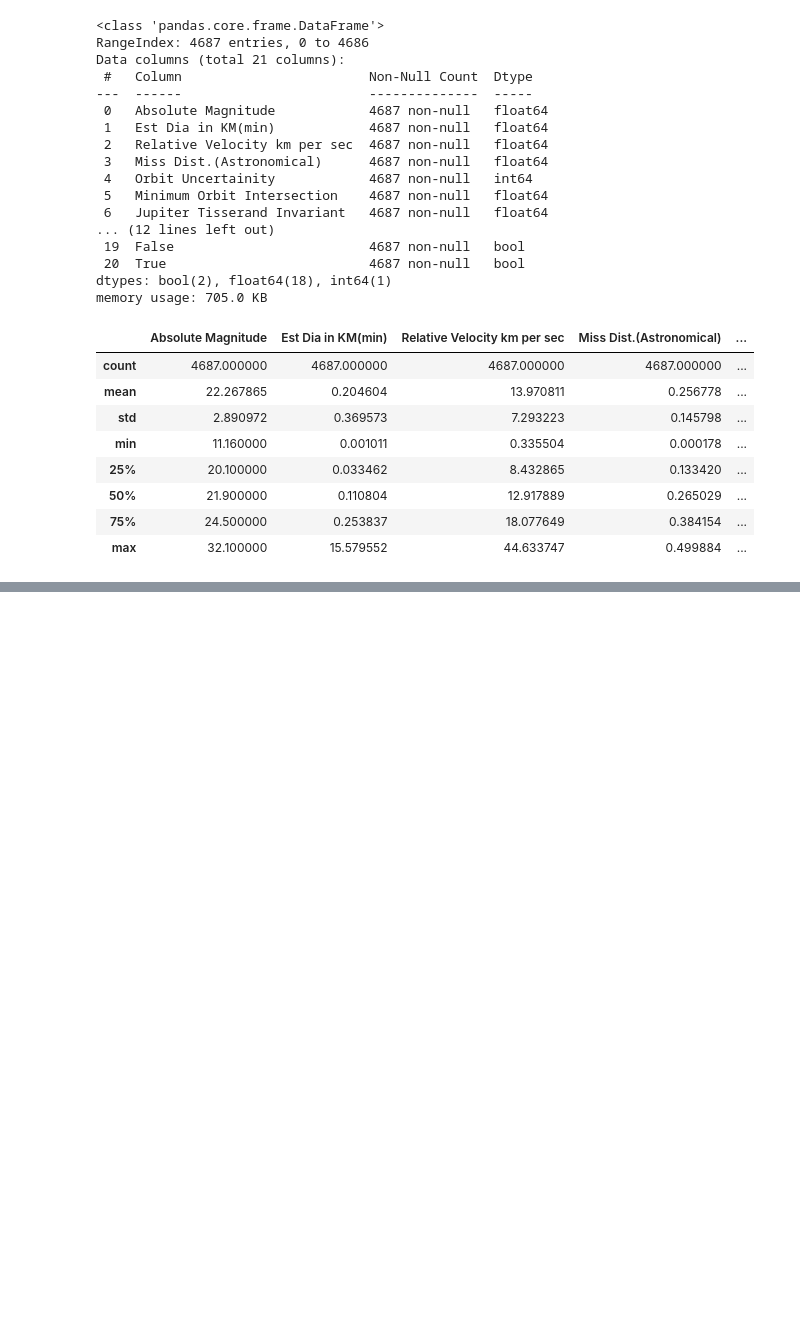
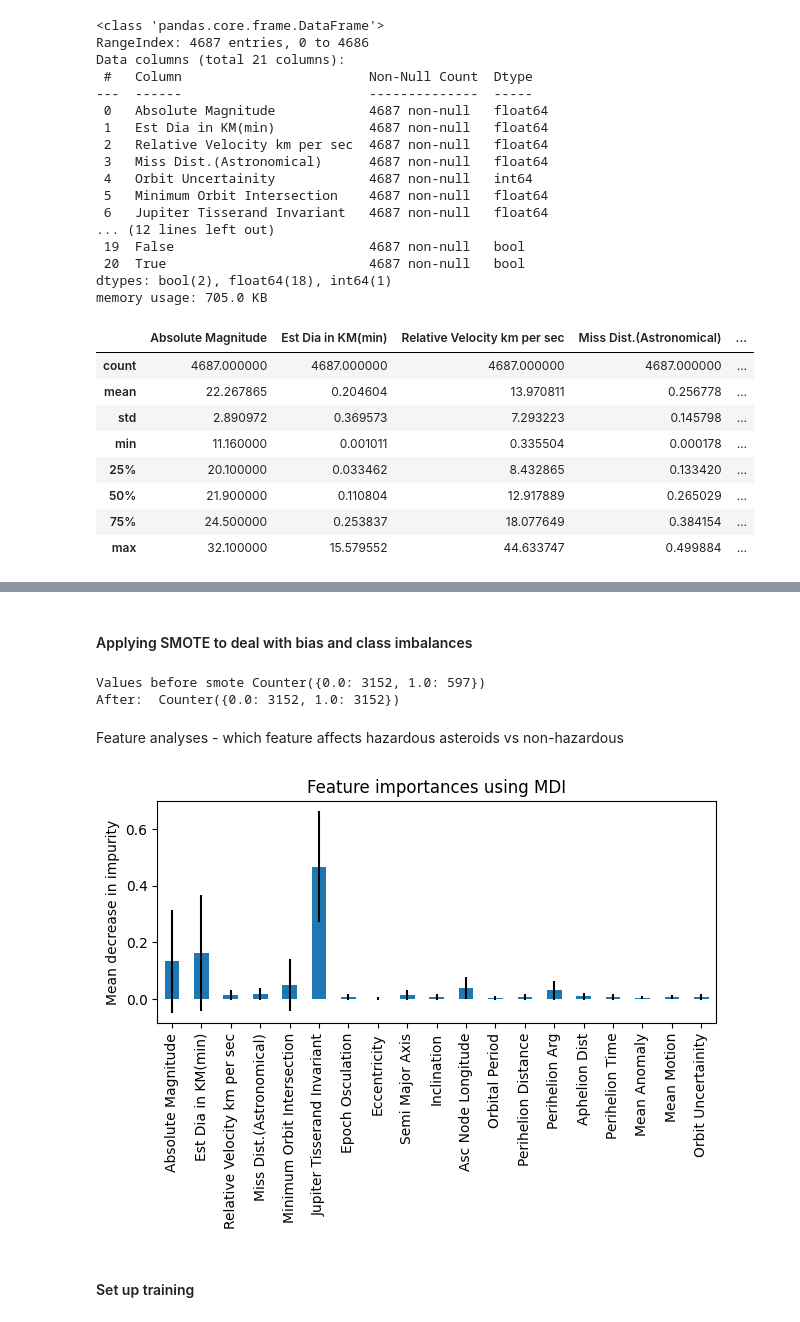
Before and after one commit to Juskocode/SupervisedLearning-AsteroidsClassifier, a Jupyter notebook: SupervisedLearning_AsteroidsClassifier.ipynb, the cells around one changed output, grey strips where cells are left out. Drawn from its saved outputs; the diff is of its cells as text; code cells hidden in the pictures; blank space fills up the shorter version.

```diff
--- a/SupervisedLearning_AsteroidsClassifier.ipynb
+++ b/SupervisedLearning_AsteroidsClassifier.ipynb
@@ -336,0 +293,3 @@ TypeError: The x variable is categorical, but one of ['numeric', 'datetime'] is
+# %%
+le = LabelEncoder()
+nasa_df["Hazardous"] = le.fit_transform(nasa_df["Hazardous"])
@@ -336,0 +307,38 @@ TypeError: The x variable is categorical, but one of ['numeric', 'datetime'] is
+# %%
+data = nasa_df.values
+x, y = data[:, :-1], data[:, -1]
+
+scaler = MinMaxScaler()
+x = scaler.fit_transform(x)
+# %%
+x_train, x_test, y_train, y_test = train_test_split(x, y, random_state = 42, test_size=0.25)
+# %% [markdown]
+#### Applying SMOTE to deal with bias and class imbalances
+# %%
+print("Values before smote", Counter(y_train))
+smote = SMOTE()
+x_train, y_train = smote.fit_resample(x_train, y_train)
+print("After: ", Counter(y_train.tolist()))
+# %% [output]
+Values before smote Counter({0.0: 3152, 1.0: 597})
+After:  Counter({0.0: 3152, 1.0: 3152})
+# %% [markdown]
+Feature analyses - which feature affects hazardous asteroids vs non-hazardous
+# %%
+forest = RandomForestClassifier()
+forest.fit(x_train, y_train)
+importances = forest.feature_importances_
+std = np.std([tree.feature_importances_ for tree in forest.estimators_], axis=0)
+
+forest_importances = pd.Series(importances, index=numericals+categories[:-1])
+
+fig, ax = plt.subplots()
+forest_importances.plot.bar(yerr=std, ax=ax)
+ax.set_title("Feature importances using MDI")
+ax.set_ylabel("Mean decrease in impurity")
+plt.tight_layout()
+plt.show()
+# %% [output]
+[figure, added]
+# %% [markdown]
+#### Set up training
```
Also changed, not shown: parts of 29 cells of this notebook.
